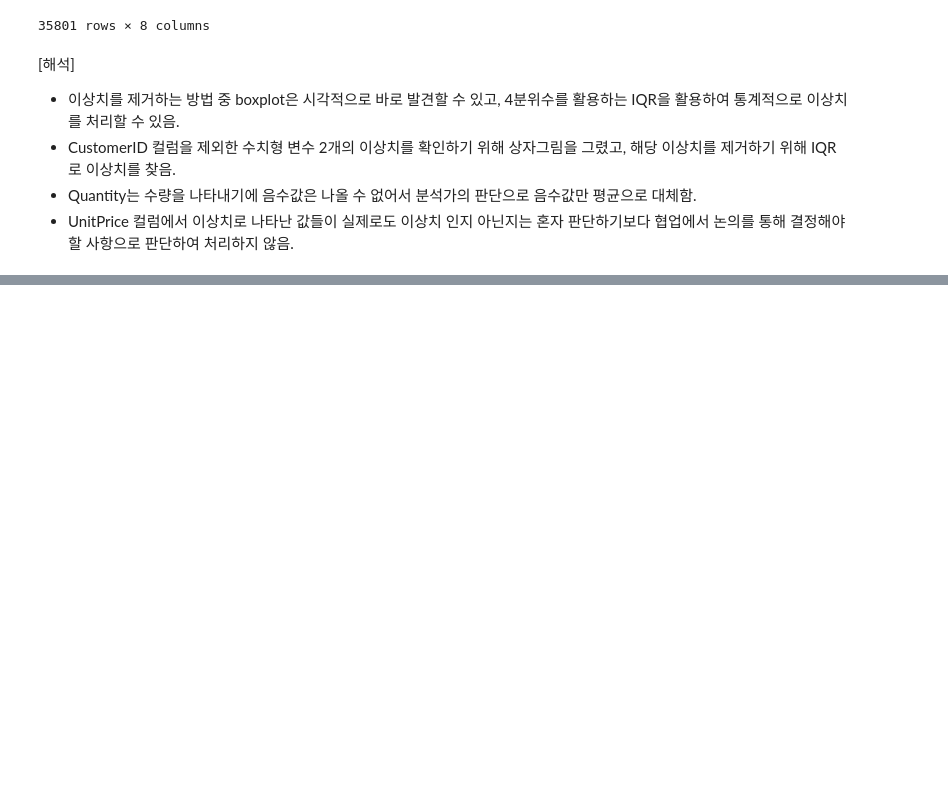
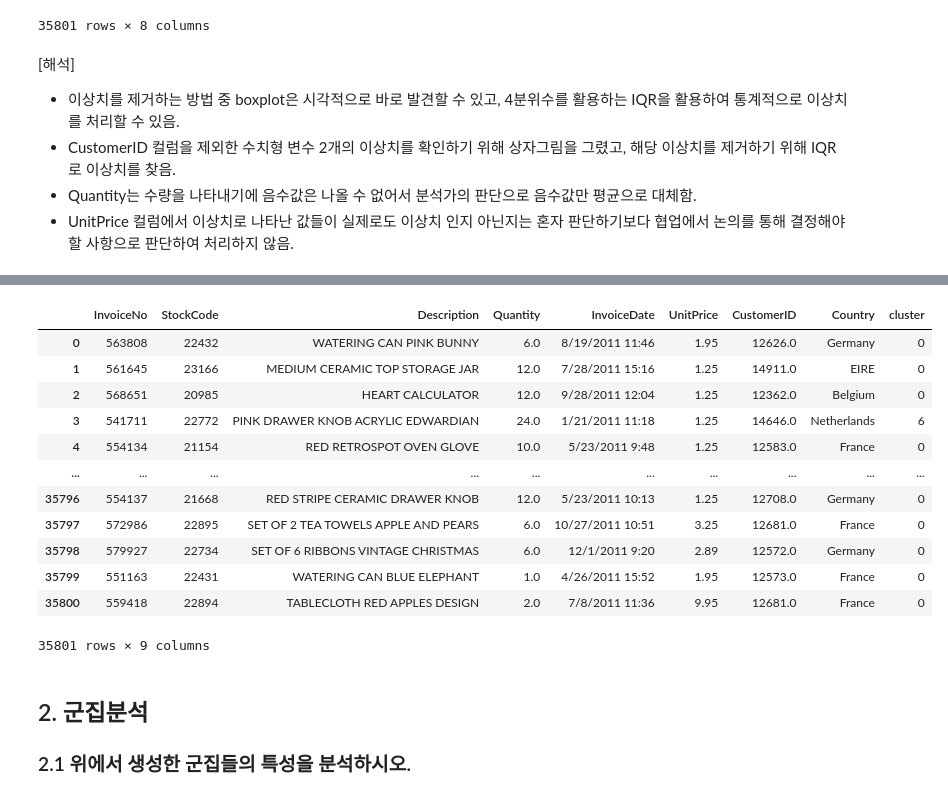
Before and after one commit to Park-Young-Bin/ADP_code, a Jupyter notebook: 26회 기출.ipynb, the cells around one changed output, grey strips where cells are left out. Saved outputs shown, nothing was run; the diff lists cells and outputs as text; code cells hidden in the pictures; blank space fills up the shorter version.

```diff
--- a/26회 기출.ipynb
+++ b/26회 기출.ipynb
@@ -224,0 +271,27 @@ df.sort_values(by='Quantity')
+# %%
+# 최적의 k로 K-Means 군집화 실행
+km = KMeans(n_clusters=9, random_state=1)
+km.fit(df3)
+
+# 할당된 군집을 df 데이터에 추가
+new_labels = km.labels_
+df['cluster'] = new_labels
+df
+# %% [output]
+|  | InvoiceNo | StockCode | Description | Quantity | InvoiceDate | UnitPrice | CustomerID | Country | cluster |
+| 0 | 563808 | 22432 | WATERING CAN PINK BUNNY | 6.0 | 8/19/2011 11:46 | 1.95 | 12626.0 | Germany | 0 |
+| 1 | 561645 | 23166 | MEDIUM CERAMIC TOP STORAGE JAR | 12.0 | 7/28/2011 15:16 | 1.25 | 14911.0 | EIRE | 0 |
+| 2 | 568651 | 20985 | HEART CALCULATOR | 12.0 | 9/28/2011 12:04 | 1.25 | 12362.0 | Belgium | 0 |
+| 3 | 541711 | 22772 | PINK DRAWER KNOB ACRYLIC EDWARDIAN | 24.0 | 1/21/2011 11:18 | 1.25 | 14646.0 | Netherlands | 6 |
+| 4 | 554134 | 21154 | RED RETROSPOT OVEN GLOVE | 10.0 | 5/23/2011 9:48 | 1.25 | 12583.0 | France | 0 |
+| ... | ... | ... | ... | ... | ... | ... | ... | ... | ... |
+| 35796 | 554137 | 21668 | RED STRIPE CERAMIC DRAWER KNOB | 12.0 | 5/23/2011 10:13 | 1.25 | 12708.0 | Germany | 0 |
+| 35797 | 572986 | 22895 | SET OF 2 TEA TOWELS APPLE AND PEARS | 6.0 | 10/27/2011 10:51 | 3.25 | 12681.0 | France | 0 |
+| 35798 | 579927 | 22734 | SET OF 6 RIBBONS VINTAGE CHRISTMAS | 6.0 | 12/1/2011 9:20 | 2.89 | 12572.0 | Germany | 0 |
+| 35799 | 551163 | 22431 | WATERING CAN BLUE ELEPHANT | 1.0 | 4/26/2011 15:52 | 1.95 | 12573.0 | France | 0 |
+| 35800 | 559418 | 22894 | TABLECLOTH RED APPLES DESIGN | 2.0 | 7/8/2011 11:36 | 9.95 | 12681.0 | France | 0 |
+35801 rows × 9 columns
+# %% [markdown]
+## 2. 군집분석
+
+### 2.1 위에서 생성한 군집들의 특성을 분석하시오.
```
Also changed, not shown: parts of 33 cells of this notebook.
